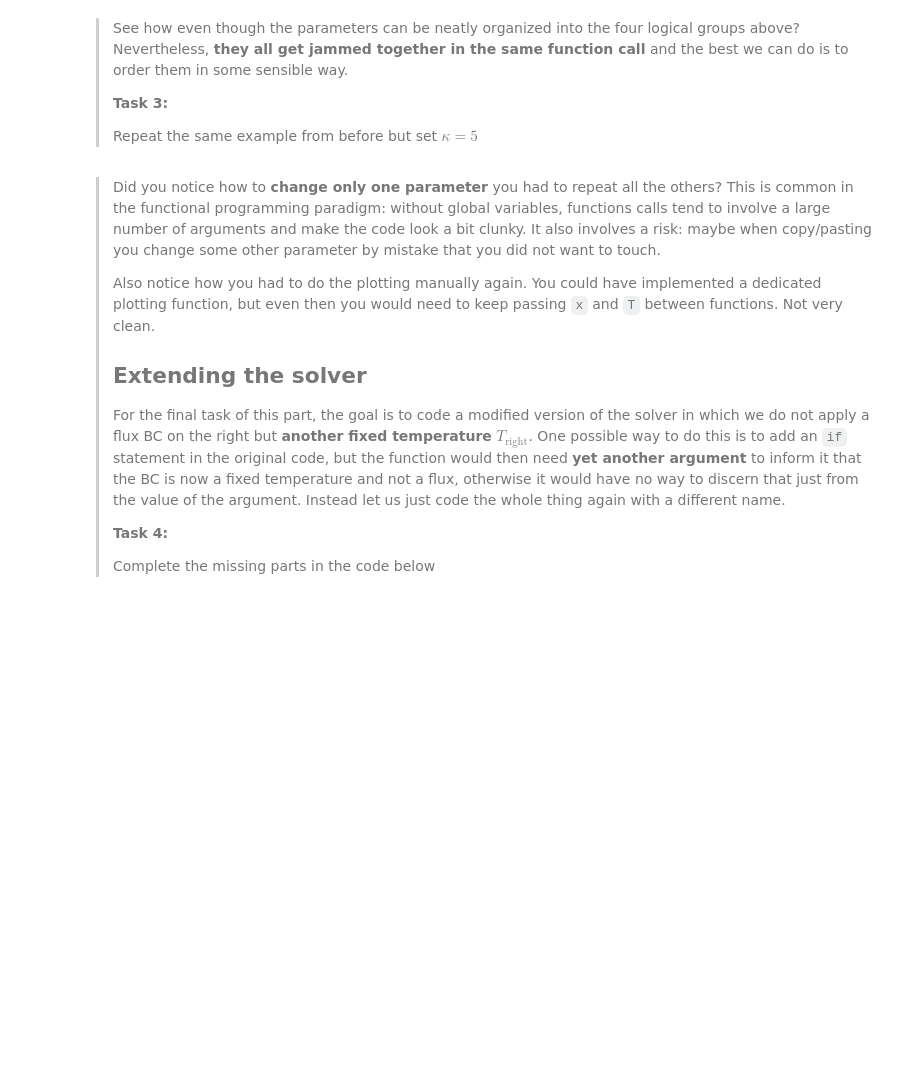
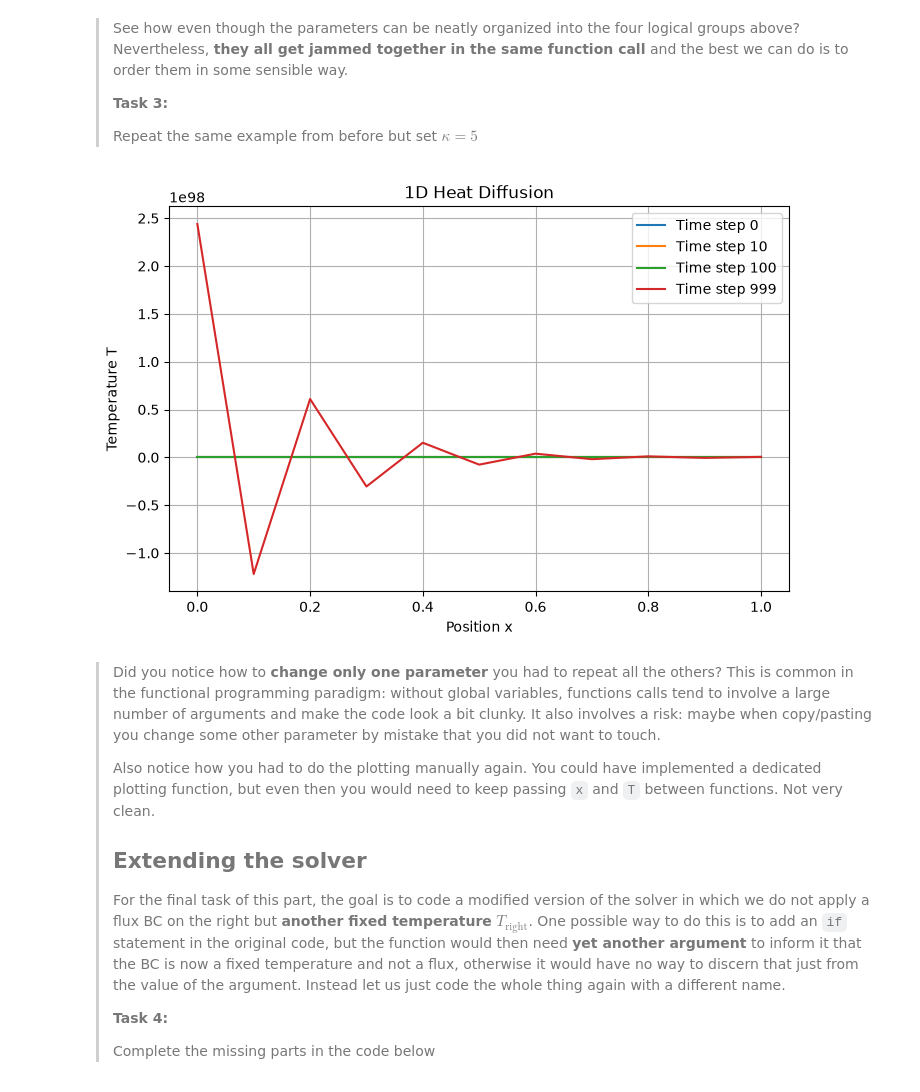
Before and after one commit to Tony-Davison/PA2.1, a Jupyter notebook: 1_functional.ipynb, the cells around one changed output. Saved outputs shown, nothing was run; the diff lists cells and outputs as text; code cells hidden in the pictures; blank space fills up the shorter version.

```diff
--- a/1_functional.ipynb
+++ b/1_functional.ipynb
@@ -84,3 +96,29 @@ x,T = # YOUR_CODE_LINE_HERE
+# %%
+# run the solver
+x,T = run_diffusion(1, 0.1, 0.001, 5, 25, 100, 0, 1000)# YOUR_CODE_LINE_HERE
+
+# plot the solution
+# YOUR_CODE_LINES_HERE
+
+import matplotlib.pyplot as plt
+
+# Plot the solution
+plt.figure(figsize=(8, 5))
+
+for n in [0, 10, 100, 999]:
+    plt.plot(x, T[n, :], label=f"Time step {n}")
+
+plt.xlabel("Position x")
+plt.ylabel("Temperature T")
+plt.title("1D Heat Diffusion")
+plt.legend()
+plt.grid(True)
+plt.show()# YOUR_CODE_LINE_HERE
+
+# plot the solution
+# YOUR_CODE_LINES_HERE
+# %% [output]
+[figure, added]
 # %% [markdown]
 > Did you notice how to **change only one parameter** you had to repeat all the others? This is common in the functional programming paradigm: without global variables, functions calls tend to involve a large number of arguments and make the code look a bit clunky. It also involves a risk: maybe when copy/pasting you change some other parameter by mistake that you did not want to touch.
 >
```
Also changed, not shown: parts of 4 cells of this notebook.
